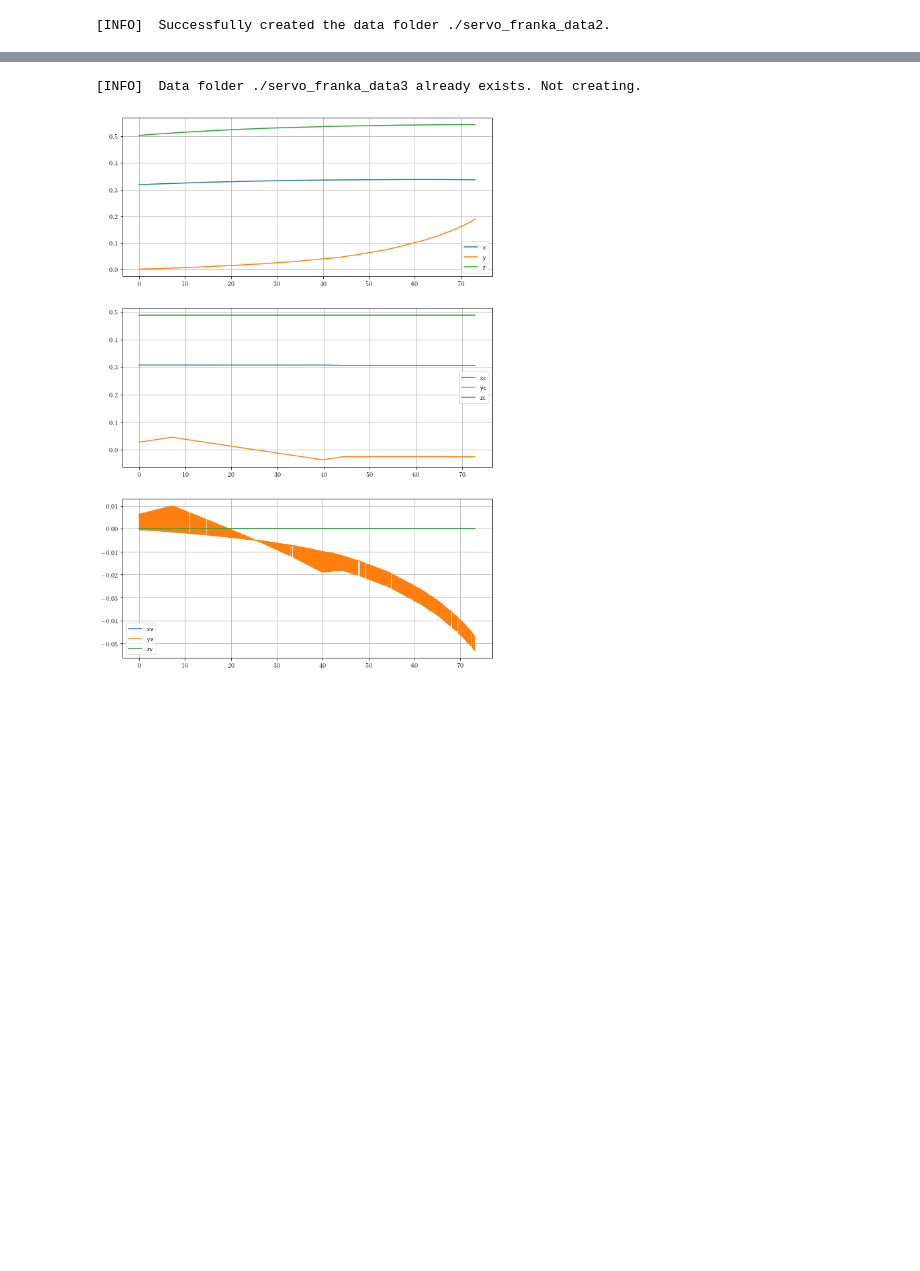
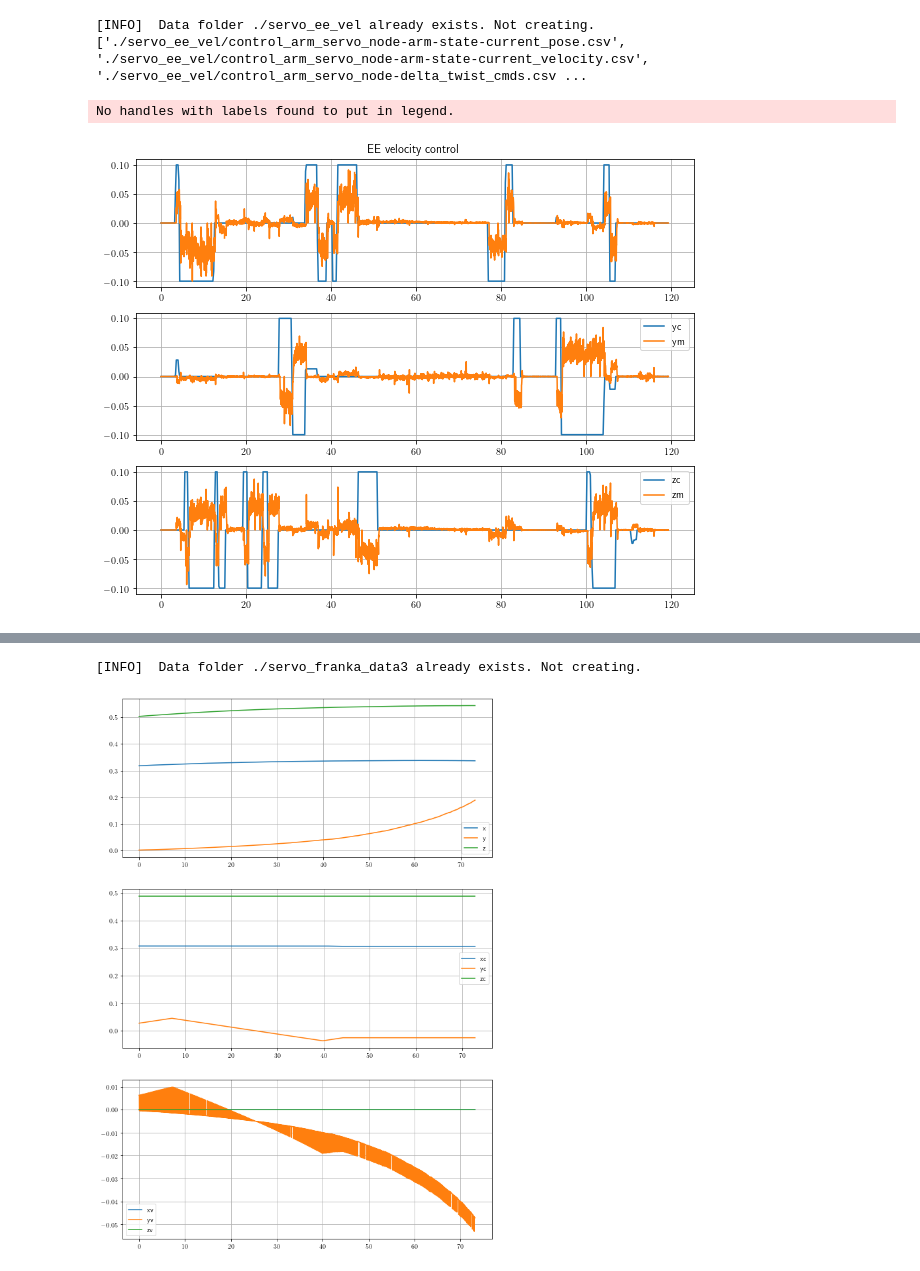
Before and after one commit to fzoric8/ros_utils, a Jupyter notebook: play/servoPlots.ipynb, the cells around one changed output, grey strips where cells are left out. Cells and saved outputs as stored; diff of their text form; code cells hidden in the pictures; blank space fills up the shorter version.

```diff
--- a/play/servoPlots.ipynb
+++ b/play/servoPlots.ipynb
@@ -201,16 +207,41 @@ def extract_orientations(odom, not_scale=None):
 # %%
 path = "."
 bags = read_bags(path)
-servo_i = find_bag_by_name("servo_franka", bags)
+servo_i = find_bag_by_name("servo_ee_vel", bags)
 b = bagreader(bags[servo_i])
 b_csv = create_csv(b)
+print(b_csv)
 # %% [output]
-[INFO]  Successfully created the data folder ./servo_franka_data2.
+[INFO]  Data folder ./servo_ee_vel already exists. Not creating.
+['./servo_ee_vel/control_arm_servo_node-arm-state-current_pose.csv', './servo_ee_vel/control_arm_servo_node-arm-state-current_velocity.csv', './servo_ee_vel/control_arm_servo_node-delta_twist_cmds.csv ...
 # %%
 cur_pose = pd.read_csv(b_csv[0])
-twist_cmd = pd.read_csv(b_csv[1])
-target_pose = pd.read_csv(b_csv[2])
+twist_meas = pd.read_csv(b_csv[1])
+twist_cmd = pd.read_csv(b_csv[2])
+
+tc, xc, yc, zc = get_v_ref(twist_cmd)
+tm, xm, ym, zm = get_v_meas(twist_meas)
+
+# No target pose now!
+# target_pose = pd.read_csv(b_csv[3])
-# %%
-t, x, y, z = extract_position(cur_pose)
-tc, xc, yc, zc = extract_ref(target_pose)
-tv, xv, yv, zv = extract_vel_ref(twist_cmd)
+# %%
+fig, ax = plt.subplots(3, 1, figsize=(10, 8))
+ax[0].set_title('EE velocity control')
+ax[0].plot(tc, xc, label="xc")
+ax[0].plot(tm, xm, label="xm")
+ax[0].grid()
+ax[1].legend()
+ax[1].plot(tc, yc, label="yc")
+ax[1].plot(tm, ym, label="ym")
+ax[1].legend()
+ax[1].grid()
+ax[2].plot(tc, zc, label="zc")
+ax[2].plot(tm, zm, label="zm")
+ax[2].legend()
+ax[2].grid()
+plt.show()
+# Y and Z are inverted due to the coordinate frames!
+# Plot with the time measurement --> check plot with the constant time that corresponds to the loop rate
+# %% [output]
+No handles with labels found to put in legend.
+[figure, added]
```
Also changed, not shown: parts of 7 cells of this notebook.
